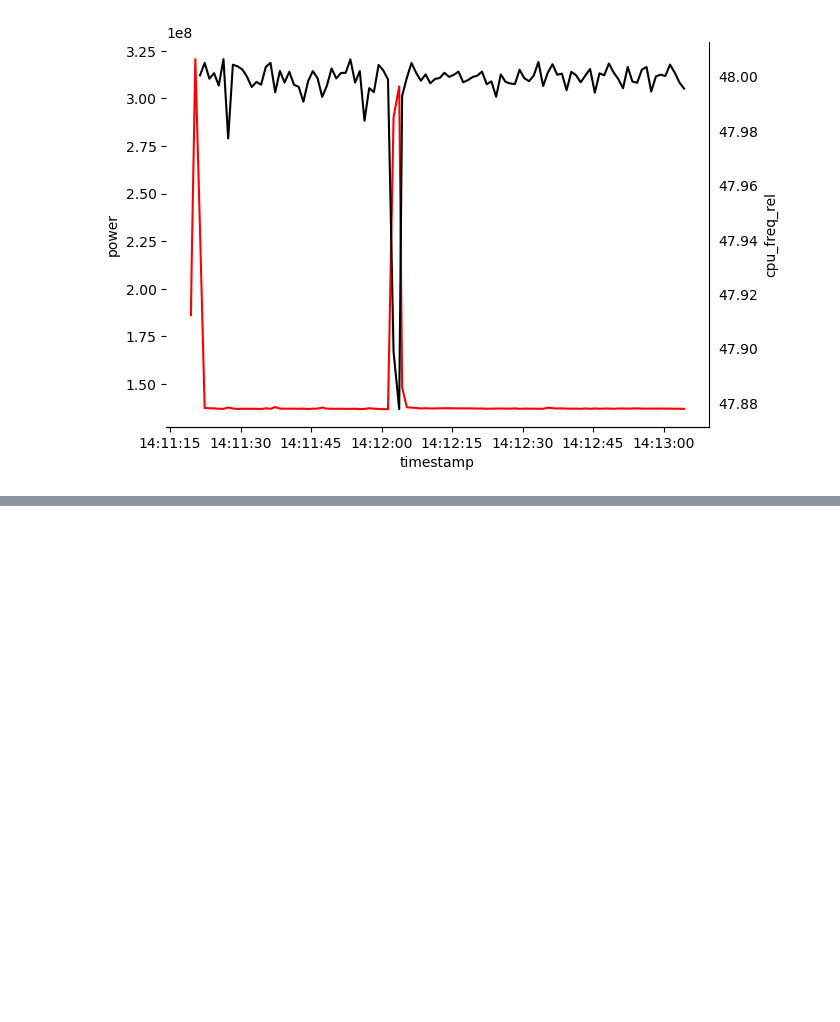
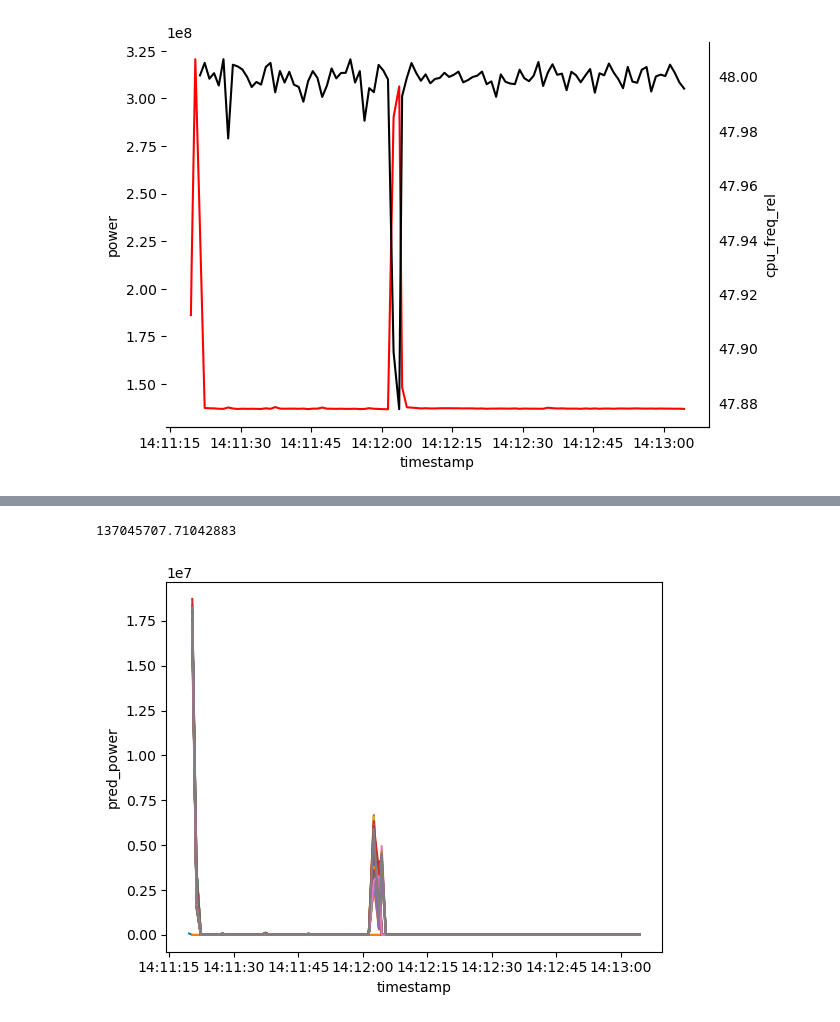
Before and after one commit to AK2000/caws, a Jupyter notebook: notebooks/Energy Analysis.ipynb, the cells around one changed output, grey strips where cells are left out. Drawn from its saved outputs; the diff is of its cells as text; code cells hidden in the pictures; blank space fills up the shorter version.

```diff
--- a/notebooks/Energy Analysis.ipynb
+++ b/notebooks/Energy Analysis.ipynb
@@ -173,0 +206,14 @@ See the caveats in the documentation: https://pandas.pydata.org/pandas-docs/stab
+# %%
+regr.intercept_
+# %% [output]
+137045707.71042883
+# %%
+process_preds = {}
+for i in range(len(df_split_clean)):
+    worker_df = df_split_clean[i]
+    worker_df = pd.merge_asof(energy, worker_df, on="timestamp", direction="backward").dropna()
+    worker_df["pred_power"] = regr.predict(worker_df[["perf_instructions_retired", "perf_llc_misses"]]) - regr.intercept_
+    sns.lineplot(worker_df, x="timestamp", y="pred_power")
+    process_preds[worker_df["pid"].iloc[0]] = interpolate.interp1d(worker_df["timestamp"].view(int), worker_df["pred_power"])
+# %% [output]
+[figure, added]
```
Also changed, not shown: parts of 11 cells of this notebook, 1 other file.
